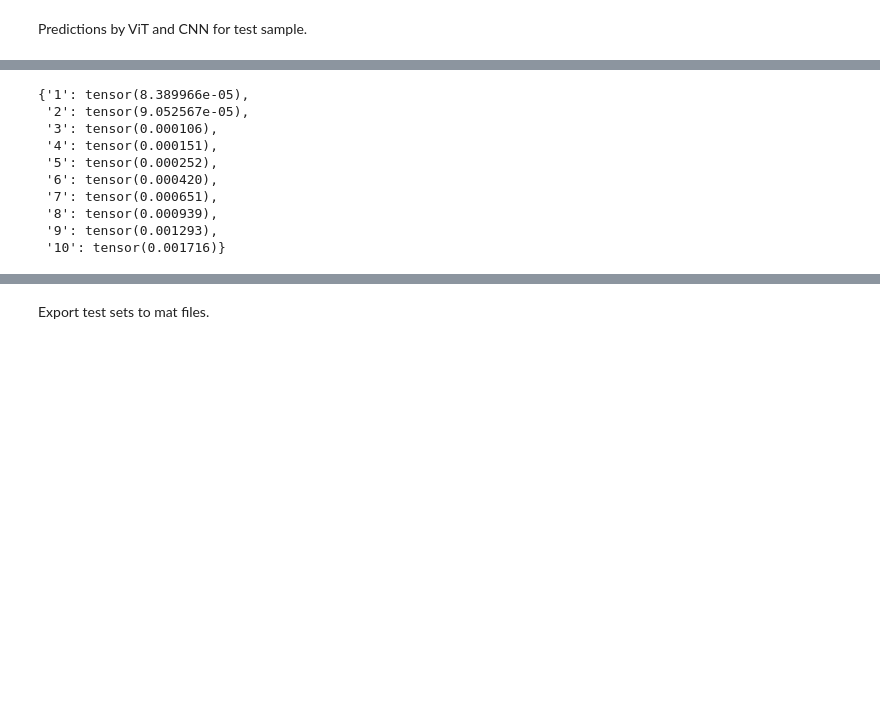
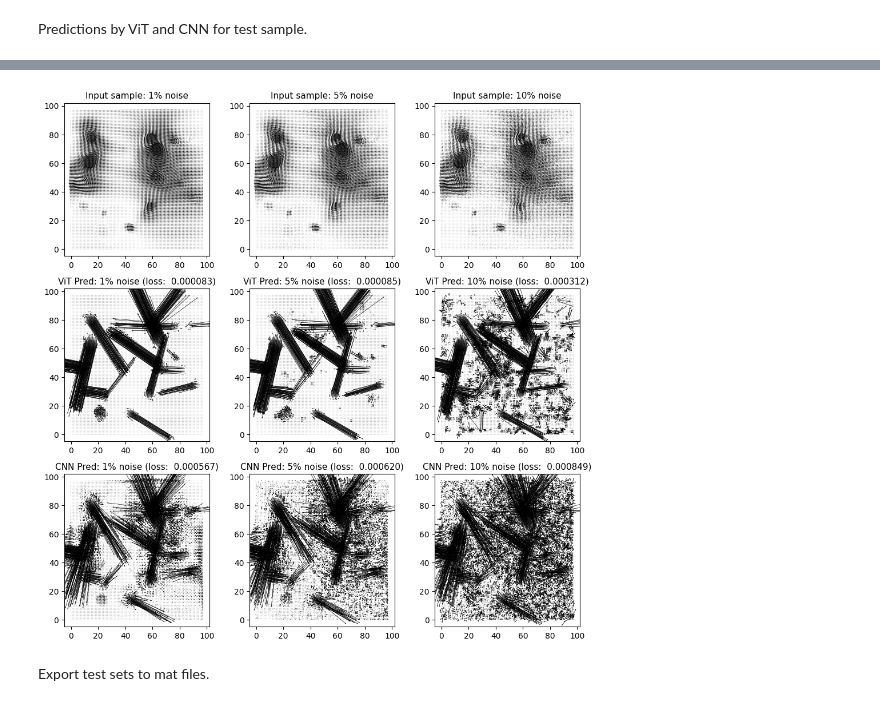
Before and after one commit to alo996/UQ_DL-TFM, a Jupyter notebook: ViT-TFM/1. ViT architecture.ipynb, the cells around one changed output, grey strips where cells are left out. Saved outputs shown, nothing was run; the diff lists cells and outputs as text; code cells hidden in the pictures; blank space fills up the shorter version.

```diff
--- a/ViT-TFM/1. ViT architecture.ipynb
+++ b/ViT-TFM/1. ViT architecture.ipynb
@@ -241,2 +213,0 @@ else:
-# %%
-cnn = keras.models.load_model('/home/alexrichard/PycharmProjects/UQ_DL-TFM/mltfm/models/model_noise_1e-4.h5')
@@ -463,4 +344,4 @@ if torch.cuda.is_available():
 else:
     vit.load_state_dict(torch.load(path_to_vit_new, map_location=torch.device('cpu'))['best_model_weights'], strict=True)
 # %%
-cnn = keras.models.load_model('/home/alexrichard/PycharmProjects/UQ_DL-TFM/mltfm/models/model_noise_1e-4.h5')
+cnn = keras.models.load_model('/home/alexrichard/PycharmProjects/UQ_DL-TFM/mltfm/CNN_noisy-2023-Mar-14 12:17:31_checkpoint.h5')
@@ -587,46 +475,33 @@ vit_mse
-# %%
-cnn_mse
-# %% [output]
-{'1': tensor(8.389966e-05),
- '2': tensor(9.052567e-05),
- '3': tensor(0.000106),
- '4': tensor(0.000151),
- '5': tensor(0.000252),
- '6': tensor(0.000420),
- '7': tensor(0.000651),
- '8': tensor(0.000939),
- '9': tensor(0.001293),
- '10': tensor(0.001716)}
 # %%
-get_ipython().run_line_magic('matplotlib', 'notebook')
+%matplotlib inline
 
 fig, axs = plt.subplots(3, 3, figsize=(10, 10))
 fig.tight_layout(pad=2, w_pad=2, h_pad=2)
 
-axs[0, 0].quiver(test_sets['1'][0, 0, :, :], test_sets['1'][0, 1, :, :], scale=1)
+axs[0, 0].quiver(test_sets['1'][0, 0, 3:101, 3:101], test_sets['1'][0, 1, 3:101, 3:101], scale=1)
 axs[0, 0].set_title(f'Input sample: 1% noise', {'fontsize': 11})
 
-axs[0, 1].quiver(test_sets['5'][0, 0, :, :], test_sets['5'][0, 1, :, :], scale=1)
+axs[0, 1].quiver(test_sets['5'][0, 0, 3:101, 3:101], test_sets['5'][0, 1, 3:101, 3:101], scale=1)
 axs[0, 1].set_title(f'Input sample: 5% noise', {'fontsize': 11})
 
-axs[0, 2].quiver(test_sets['10'][0, 0, :, :], test_sets['10'][0, 1, :, :], scale=1)
+axs[0, 2].quiver(test_sets['10'][0, 0, 3:101, 3:101], test_sets['10'][0, 1, 3:101, 3:101], scale=1)
 axs[0, 2].set_title(f'Input sample: 10% noise', {'fontsize': 11})
 
-axs[1, 0].quiver(vit_predictions['1'][0, 0, :, :].detach().numpy(), vit_predictions['1'][0, 1, :, :].detach().numpy(), scale=1)
+axs[1, 0].quiver(vit_predictions['1'][0, 0, 3:101, 3:101].detach().numpy(), vit_predictions['1'][0, 1, 3:101, 3:101].detach().numpy(), scale=1)
 axs[1, 0].set_title(f'ViT Pred: 1% noise (loss: {torch.mean(mse(vit_predictions["1"][0].unsqueeze(dim=0), Y_test[0, 0:2].unsqueeze(dim=0))):9.6f})', {'fontsize': 11})
 
-axs[1, 1].quiver(vit_predictions['5'][0, 0, :, :].detach().numpy(), vit_predictions['5'][0, 1, :, :].detach().numpy(), scale=1)
+axs[1, 1].quiver(vit_predictions['5'][0, 0, 3:101, 3:101].detach().numpy(), vit_predictions['5'][0, 1, 3:101, 3:101].detach().numpy(), scale=1)
 axs[1, 1].set_title(f'ViT Pred: 5% noise (loss: {torch.mean(mse(vit_predictions["5"][0].unsqueeze(dim=0), Y_test[0, 0:2].unsqueeze(dim=0))):9.6f})', {'fontsize': 11})
 
-axs[1, 2].quiver(vit_predictions['10'][0, 0, :, :].detach().numpy(), vit_predictions['10'][0, 1, :, :].detach().numpy(), scale=1)
+axs[1, 2].quiver(vit_predictions['10'][0, 0, 3:101, 3:101].detach().numpy(), vit_predictions['10'][0, 1, 3:101, 3:101].detach().numpy(), scale=1)
 axs[1, 2].set_title(f'ViT Pred: 10% noise (loss: {torch.mean(mse(vit_predictions["10"][0].unsqueeze(dim=0), Y_test[0, 0:2].unsqueeze(dim=0))):9.6f})', {'fontsize': 11})
 
-axs[2, 0].quiver(cnn_predictions['1'][0, :, :, 0], cnn_predictions['1'][0, :, :, 1], scale=1)
+axs[2, 0].quiver(cnn_predictions['1'][0, 3:101, 3:101, 0], cnn_predictions['1'][0, 3:101, 3:101, 1], scale=1)
 axs[2, 0].set_title(f'CNN Pred: 1% noise (loss: {torch.mean(mse(torch.tensor(np.moveaxis(cnn_predictions["1"], 3, 1)[0, :, 3:101, 3:101]), Y_test[0, 0:2, 3:101, 3:101])):9.6f})', {'fontsize': 11})
 
-axs[2, 1].quiver(cnn_predictions['5'][0, :, :, 0], cnn_predictions['5'][0, :, :, 1], scale=1)
+axs[2, 1].quiver(cnn_predictions['5'][0, 3:101, 3:101, 0], cnn_predictions['5'][0, 3:101, 3:101, 1], scale=1)
 axs[2, 1].set_title(f'CNN Pred: 5% noise (loss: {torch.mean(mse(torch.tensor(np.moveaxis(cnn_predictions["5"], 3, 1)[0, :, 3:101, 3:101]), Y_test[0, 0:2, 3:101, 3:101])):9.6f})', {'fontsize': 11})
 
-axs[2, 2].quiver(cnn_predictions['10'][0, :, :, 0], cnn_predictions['10'][0, :, :, 1], scale=1)
+axs[2, 2].quiver(cnn_predictions['10'][0,3:101, 3:101, 0], cnn_predictions['10'][0, 3:101, 3:101, 1], scale=1)
 axs[2, 2].set_title(f'CNN Pred: 10% noise (loss: {torch.mean(mse(torch.tensor(np.moveaxis(cnn_predictions["10"], 3, 1)[0, :, 3:101, 3:101]), Y_test[0, 0:2, 3:101, 3:101])):9.6f})', {'fontsize': 11})
 # %% [output]
@@ -636,3 +509,4 @@ Text(0.5, 1.0, 'CNN Pred: 10% noise (loss:  0.007416)')
+[figure, added]
 # %% [markdown]
 Export test sets to mat files.
 # %%
```
Also changed, not shown: parts of 45 cells of this notebook, 5 other files.
